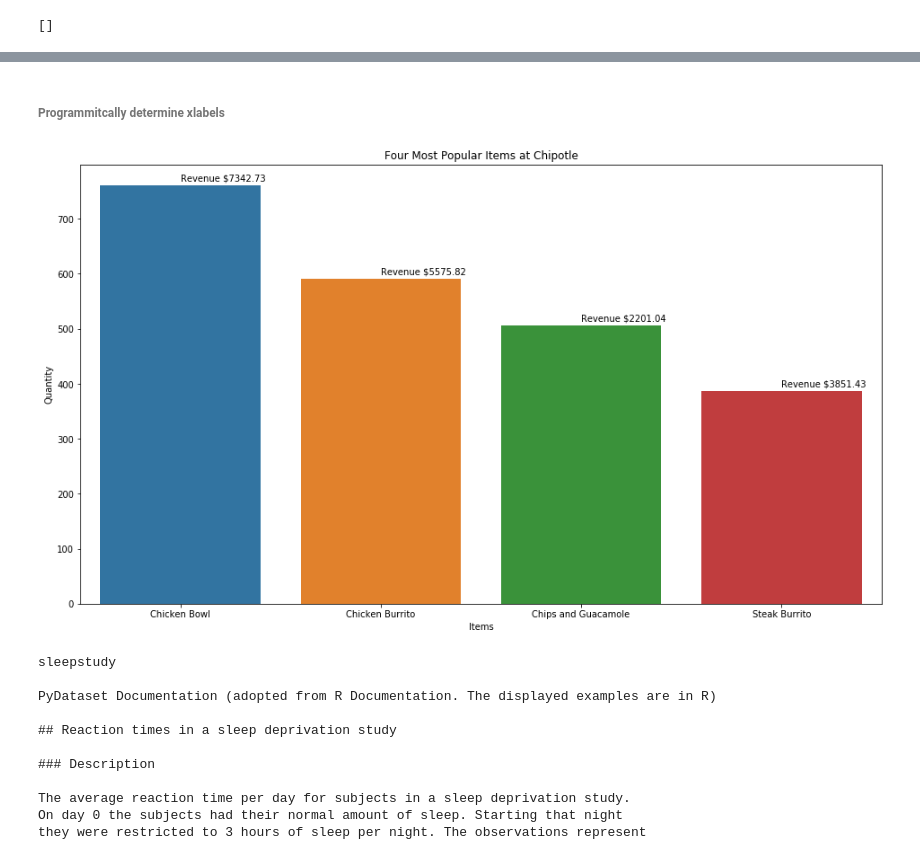
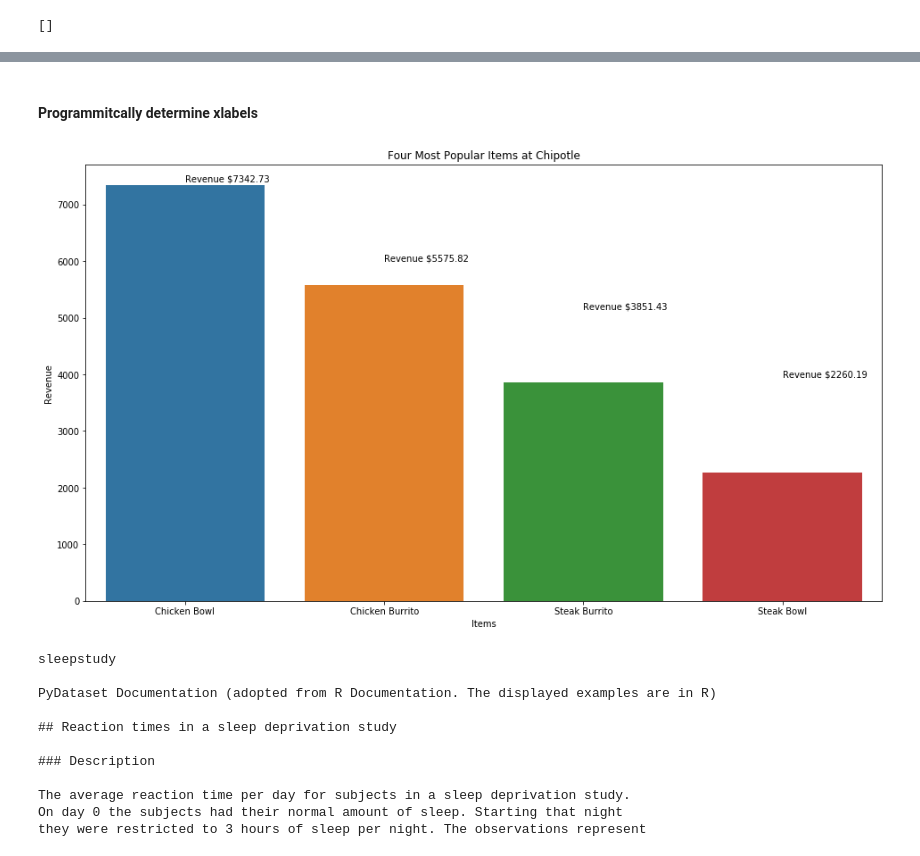
Before and after one commit to aleclhartman/python-exercises, a Jupyter notebook: 4.8.5_seaborn_exercises.ipynb, the cells around one changed output, grey strips where cells are left out. Drawn from its saved outputs; the diff is of its cells as text; code cells hidden in the pictures.

```diff
--- a/4.8.5_seaborn_exercises.ipynb
+++ b/4.8.5_seaborn_exercises.ipynb
@@ -447,3 +460,6 @@ Chicken Burrito        591
 Chips and Guacamole    506
 Steak Burrito          386
 Name: quantity, dtype: int64
+# %%
+four_most_popular_items_revenue = chipotle.groupby("item_name").item_price.sum().sort_values(ascending=False).head(4)
+four_most_popular_items_revenue
@@ -449,0 +473,3 @@ Name: quantity, dtype: int64
+# %%
+top_four_items = pd.DataFrame(four_most_popular_items_revenue).reset_index()
+top_four_items
@@ -474,34 +489,34 @@ chipotle
 # %% [markdown]
-###### Programmitcally determine xlabels
+#### Programmitcally determine xlabels
 # %%
 plt.figure(figsize=(16,9))
-sns.barplot(data=chipotle, x=["Chicken Bowl", "Chicken Burrito", "Chips and Guacamole", "Steak Burrito"] , y=four_most_popular_items_quantity)
+sns.barplot(data=top_four_items, x="item_name" , y="item_price")
 plt.xlabel("Items")
-plt.ylabel("Quantity")
+plt.ylabel("Revenue")
 plt.title("Four Most Popular Items at Chipotle")
 plt.text(
     0,
-    769,
-    f'Revenue ${chipotle[chipotle.item_name == "Chicken Bowl"].item_price.sum().round(2)}'
+    7400,
+    f'Revenue ${top_four_items[top_four_items.item_name == top_four_items.item_name[0]].item_price.sum().round(2)}'
 )
 plt.text(
     1,
-    600,
-    f'Revenue ${chipotle[chipotle.item_name == "Chicken Burrito"].item_price.sum().round(2)}'
+    6000,
+    f'Revenue ${top_four_items[top_four_items.item_name == top_four_items.item_name[1]].item_price.sum().round(2)}'
 )
 plt.text(
     2,
-    515,
-    f'Revenue ${chipotle[chipotle.item_name == "Chips and Guacamole"].item_price.sum().round(2)}'
+    5150,
+    f'Revenue ${top_four_items[top_four_items.item_name == top_four_items.item_name[2]].item_price.sum().round(2)}'
 )
 plt.text(
     3,
-    395,
-    f'Revenue ${chipotle[chipotle.item_name == "Steak Burrito"].item_price.sum().round(2)}'
+    3950,
+    f'Revenue ${top_four_items[top_four_items.item_name == top_four_items.item_name[3]].item_price.sum().round(2)}'
 )
 plt.show()
 # %% [output]
-[figure, old version]
+[figure, new version]
 # %%
 # 5. Load the sleepstudy data and read it's documentation.
 data("sleepstudy", show_doc=True)
```
Also changed, not shown: parts of 10 cells of this notebook.
